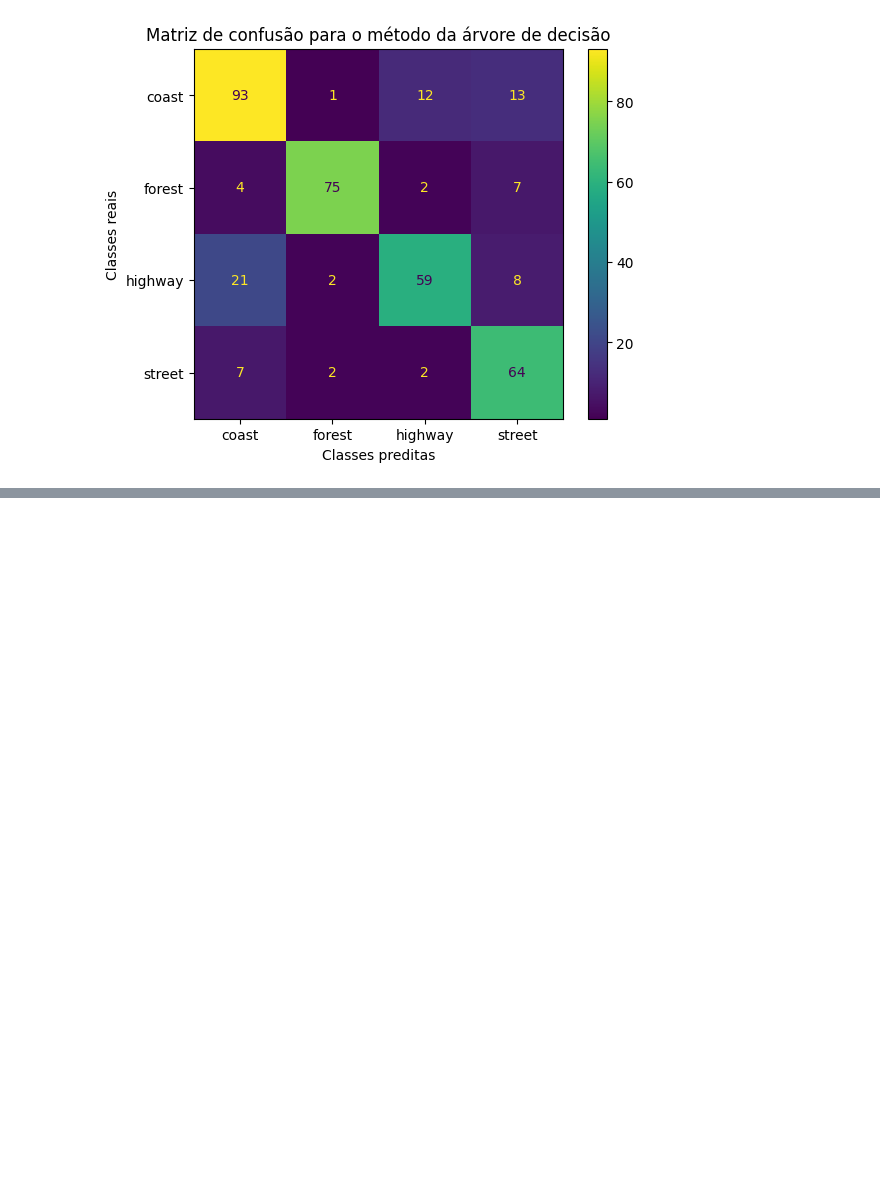
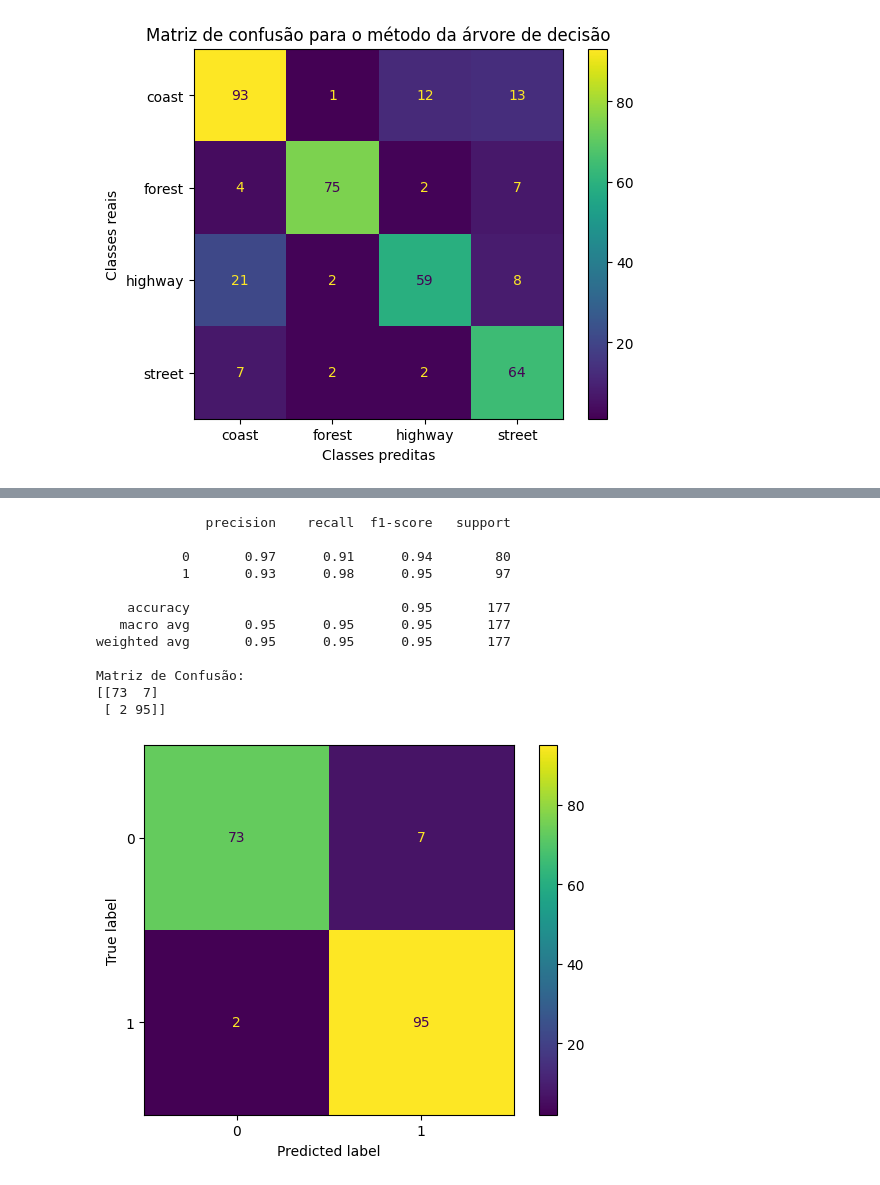
Before and after one commit to callme-ph/MA, a Jupyter notebook: Tarefa_3.ipynb, the cells around one changed output, grey strips where cells are left out. Drawn from its saved outputs; the diff is of its cells as text; code cells hidden in the pictures; blank space fills up the shorter version.

```diff
--- a/Tarefa_3.ipynb
+++ b/Tarefa_3.ipynb
@@ -452,0 +555,39 @@ plt.show()
+# %%
+# Dividir os dados highway_forest em treino e teste
+(train_data, test_data, train_labels, test_labels) = train_test_split(
+    highway_forest_data_normalized, highway_forest_labels, test_size=0.3, random_state=42
+)
+
+# Inicializar e treinar o modelo BernoulliNB
+bnb_model = BernoulliNB()
+bnb_model.fit(train_data, train_labels)
+
+# Fazer previsões no conjunto de teste
+predictions = bnb_model.predict(test_data)
+
+# Avaliar o modelo
+print(classification_report(test_labels, predictions))
+
+# Calcular e exibir a matriz de confusão
+cm_hf = confusion_matrix(test_labels, predictions)
+print("Matriz de Confusão:")
+print(cm_hf)
+
+# Exibir a matriz de confusão como uma imagem (opcional)
+cmd = ConfusionMatrixDisplay(confusion_matrix=cm_hf, display_labels=bnb_model.classes_)
+cmd.plot()
+plt.show()
+# %% [output]
+              precision    recall  f1-score   support
+
+           0       0.97      0.91      0.94        80
+           1       0.93      0.98      0.95        97
+
+    accuracy                           0.95       177
+   macro avg       0.95      0.95      0.95       177
+weighted avg       0.95      0.95      0.95       177
+
+Matriz de Confusão:
+[[73  7]
+ [ 2 95]]
+[figure, added]
```
Also changed, not shown: parts of 10 cells of this notebook.
